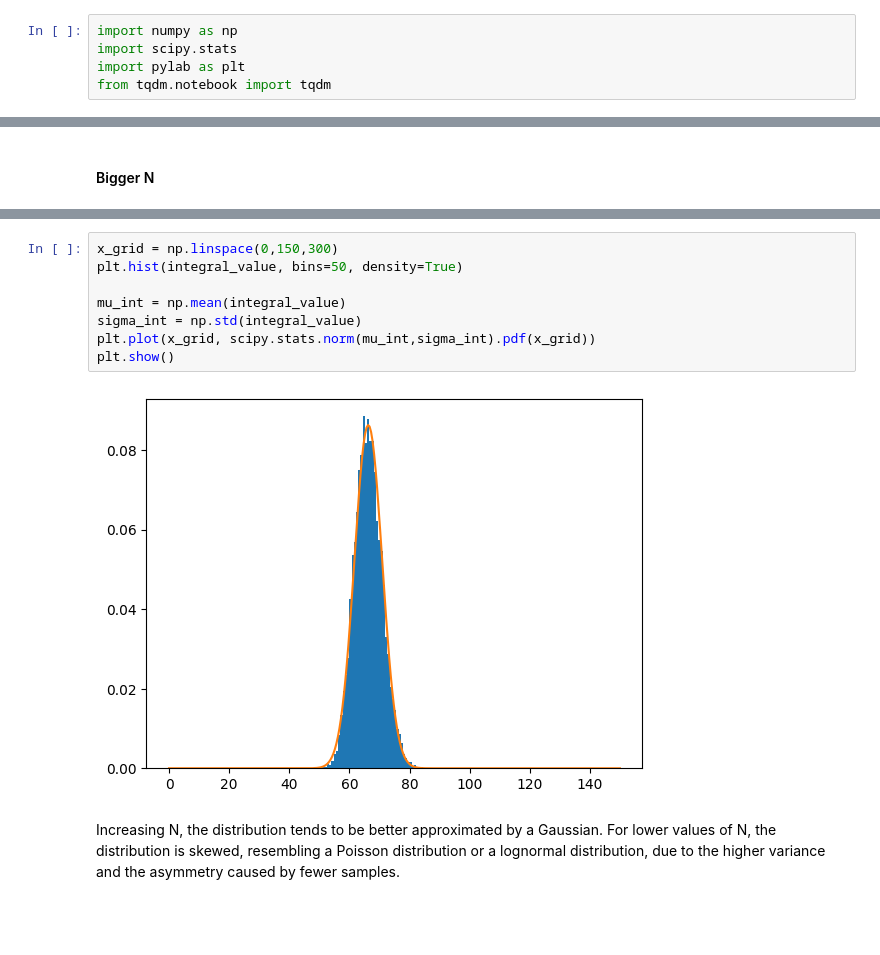
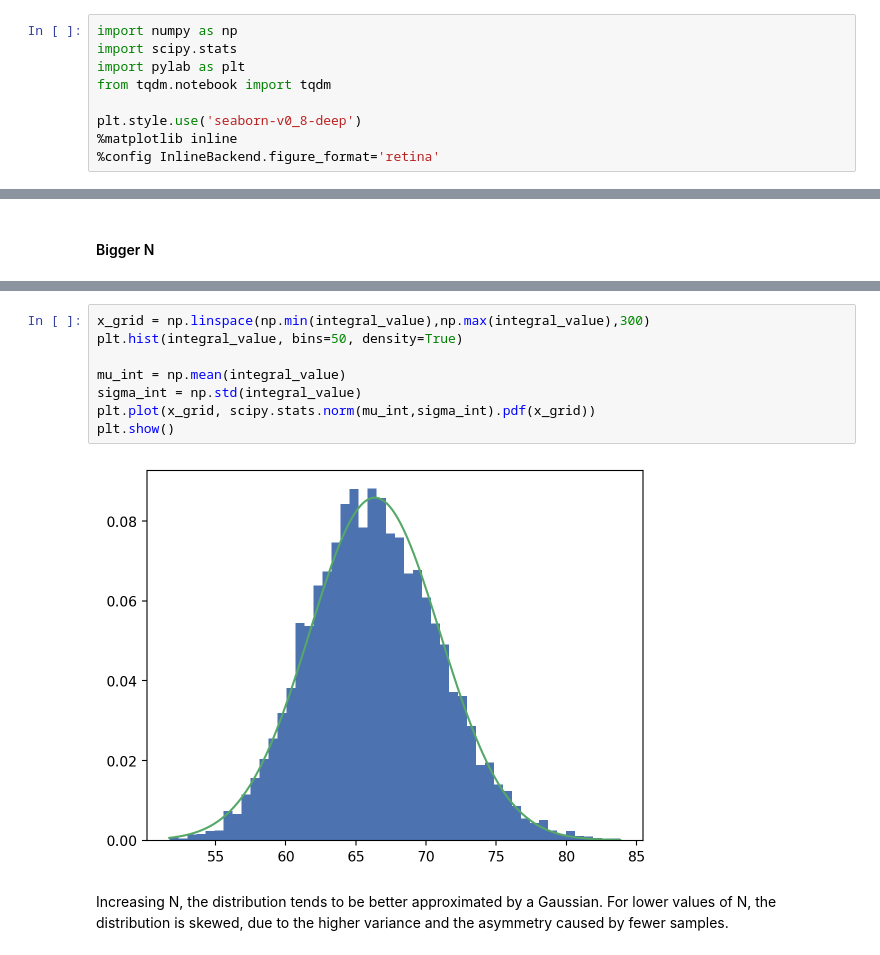
Before and after one commit to GiuliaConti/astrostatistics_bicocca_2024, a Jupyter notebook: working/E03_L03_MCIntegral.ipynb, the cells around one changed output, grey strips where cells are left out. Drawn from its saved outputs; the diff is of its cells as text; blank space fills up the shorter version.

```diff
--- a/working/E03_L03_MCIntegral.ipynb
+++ b/working/E03_L03_MCIntegral.ipynb
@@ -5,3 +5,7 @@ import numpy as np
 import scipy.stats
 import pylab as plt
 from tqdm.notebook import tqdm
+
+plt.style.use('seaborn-v0_8-deep')
+%matplotlib inline
+%config InlineBackend.figure_format='retina'
@@ -107,12 +114,12 @@ plt.show()
 # %%
-x_grid = np.linspace(0,150,300)
+x_grid = np.linspace(np.min(integral_value),np.max(integral_value),300)
 plt.hist(integral_value, bins=50, density=True)
 
 mu_int = np.mean(integral_value)
 sigma_int = np.std(integral_value)
 plt.plot(x_grid, scipy.stats.norm(mu_int,sigma_int).pdf(x_grid))
 plt.show()
 # %% [output]
-[figure, old version]
+[figure, new version]
 # %% [markdown]
-Increasing N, the distribution tends to be better approximated by a Gaussian. For lower values of N, the distribution is skewed, resembling a Poisson distribution or a lognormal distribution, due to the higher variance and the asymmetry caused by fewer samples.
+Increasing N, the distribution tends to be better approximated by a Gaussian. For lower values of N, the distribution is skewed, due to the higher variance and the asymmetry caused by fewer samples.
```
Also changed, not shown: parts of 12 cells of this notebook, 1 other file.
